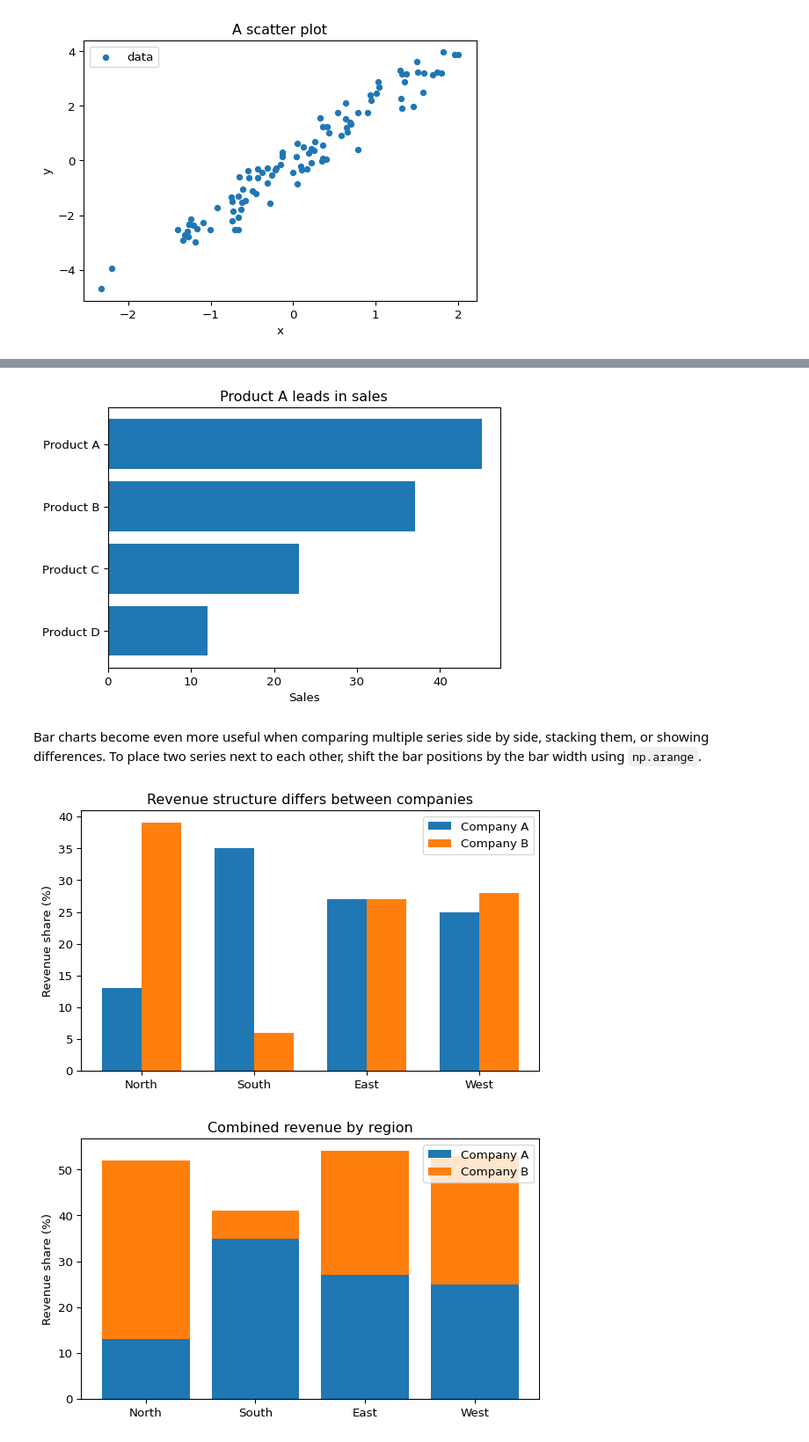
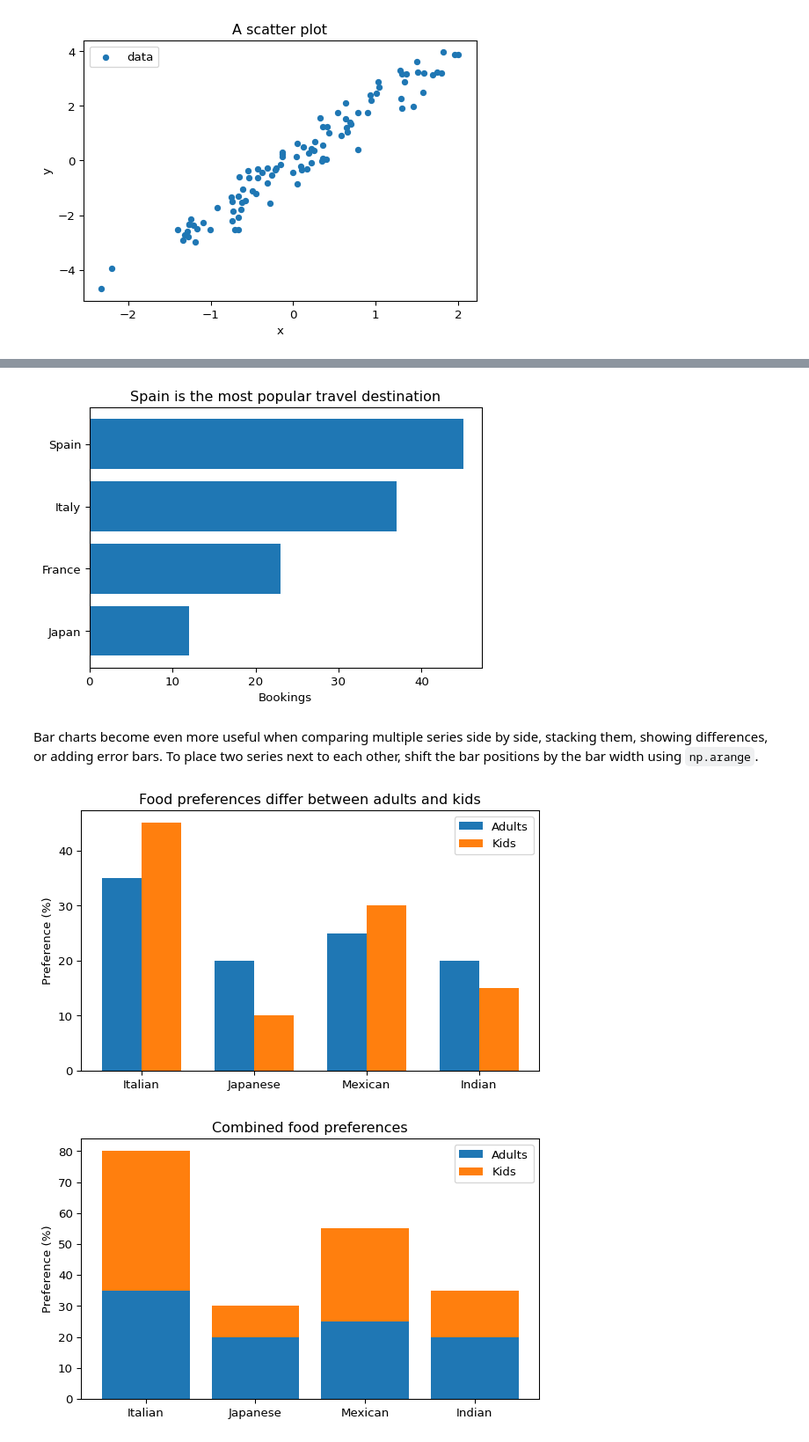
Before and after one commit to pfaffelh/python_for_data, a Jupyter notebook: docs/notebooks/08_visualizing_data.ipynb, the cells around one changed output, grey strips where cells are left out. Shown at 88% size. Cells and saved outputs as stored; diff of their text form; code cells hidden in the pictures.

```diff
--- a/docs/notebooks/08_visualizing_data.ipynb
+++ b/docs/notebooks/08_visualizing_data.ipynb
@@ -157,51 +167,51 @@ plt.show()
 # %%
 # horizontal bar chart (ranking)
-categories = ["Product D", "Product C", "Product B", "Product A"]
+categories = ["Japan", "France", "Italy", "Spain"]
 values = [12, 23, 37, 45]
 
 plt.figure(figsize=(6, 4))
 plt.barh(categories, values)
-plt.xlabel("Sales")
-plt.title("Product A leads in sales")
+plt.xlabel("Bookings")
+plt.title("Spain is the most popular travel destination")
 plt.show()
 # %% [output]
-[figure, old version]
+[figure, new version]
 # %% [markdown]
 Bar charts become even more useful when comparing multiple series side
-by side, stacking them, or showing differences. To place two series next
-to each other, shift the bar positions by the bar width using
-`np.arange`.
+by side, stacking them, showing differences, or adding error bars. To
+place two series next to each other, shift the bar positions by the bar
+width using `np.arange`.
 # %%
 # grouped bar chart: two series side by side
-regions = ["North", "South", "East", "West"]
-company_a = [13, 35, 27, 25]
-company_b = [39, 6, 27, 28]
+cuisines = ["Italian", "Japanese", "Mexican", "Indian"]
+adults = [35, 20, 25, 20]
+kids = [45, 10, 30, 15]
 
-x = np.arange(len(regions))
+x = np.arange(len(cuisines))
 width = 0.35
 
 fig, ax = plt.subplots(figsize=(7, 4))
-ax.bar(x - width/2, company_a, width, label="Company A")
-ax.bar(x + width/2, company_b, width, label="Company B")
+ax.bar(x - width/2, adults, width, label="Adults")
+ax.bar(x + width/2, kids, width, label="Kids")
 ax.set_xticks(x)
-ax.set_xticklabels(regions)
-ax.set_ylabel("Revenue share (%)")
-ax.set_title("Revenue structure differs between companies")
+ax.set_xticklabels(cuisines)
+ax.set_ylabel("Preference (%)")
+ax.set_title("Food preferences differ between adults and kids")
 ax.legend()
 plt.show()
 # %% [output]
-[figure, old version]
+[figure, new version]
 # %%
 # stacked bar chart
 fig, ax = plt.subplots(figsize=(7, 4))
-ax.bar(regions, company_a, label="Company A")
-ax.bar(regions, company_b, bottom=company_a, label="Company B")
-ax.set_ylabel("Revenue share (%)")
-ax.set_title("Combined revenue by region")
+ax.bar(cuisines, adults, label="Adults")
+ax.bar(cuisines, kids, bottom=adults, label="Kids")
+ax.set_ylabel("Preference (%)")
+ax.set_title("Combined food preferences")
 ax.legend()
 plt.show()
 # %% [output]
-[figure, old version]
+[figure, new version]
 # %%
 # difference chart: horizontal bars going left and right from a center axis
 fig, ax = plt.subplots(figsize=(7, 4))
```
Also changed, not shown: parts of 25 cells of this notebook, 58 other files.
